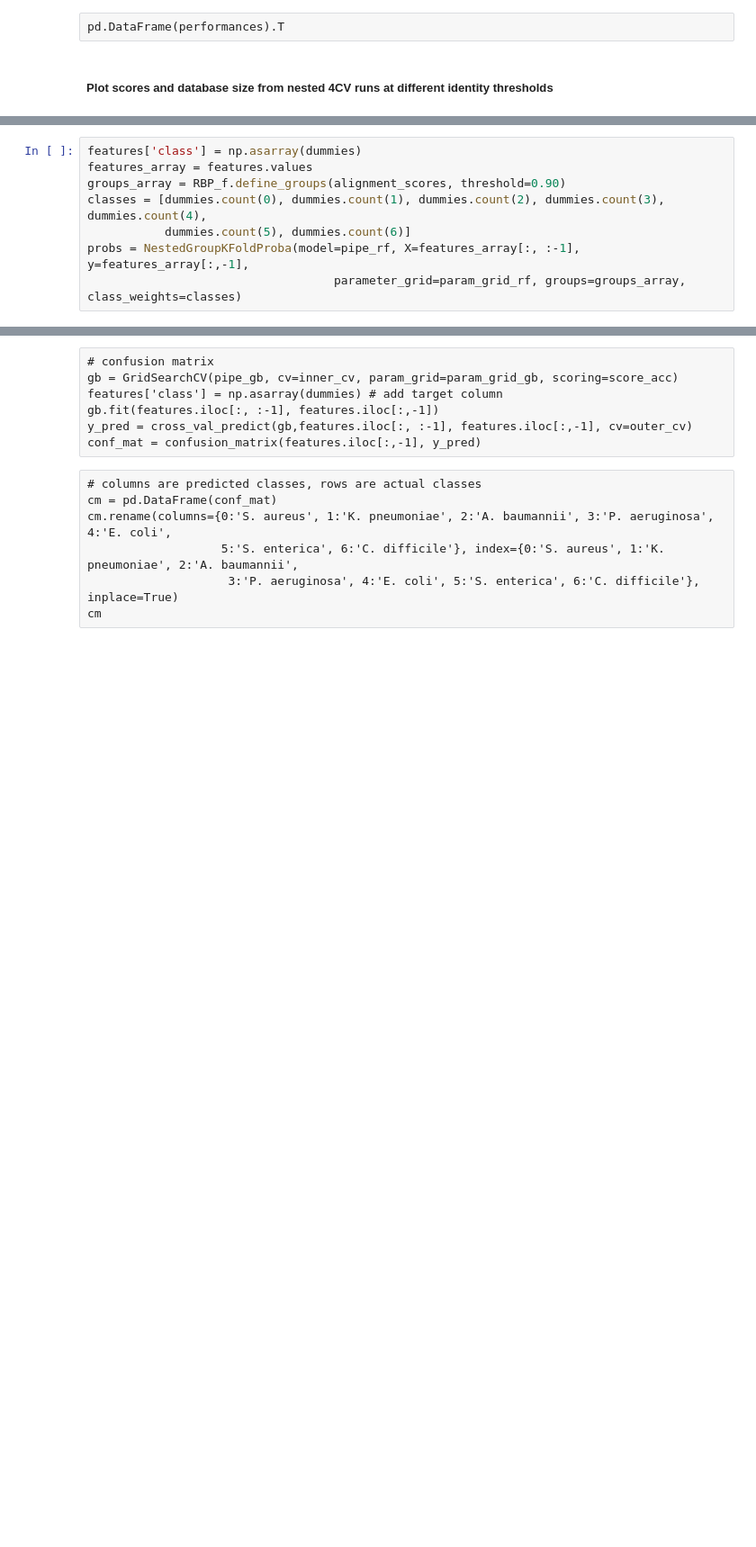
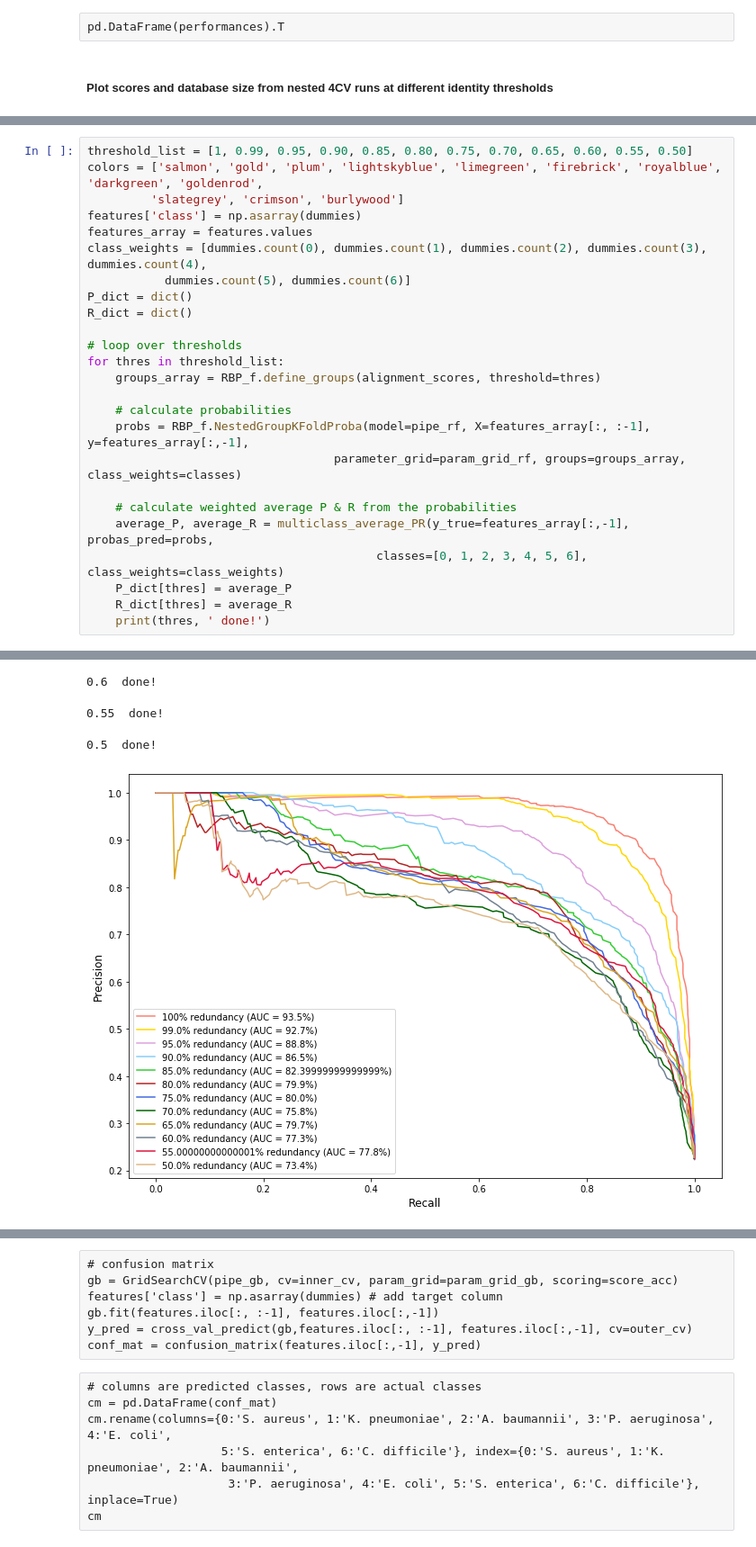
Before and after one commit to dimiboeckaerts/BacteriophageHostPrediction, a Jupyter notebook: RBP_host_prediction.ipynb, the cells around one changed output, grey strips where cells are left out. Shown at 90% size. Cells and saved outputs as stored; diff of their text form; blank space fills up the shorter version.

```diff
--- a/RBP_host_prediction.ipynb
+++ b/RBP_host_prediction.ipynb
@@ -476,8 +531,26 @@ fig.savefig('results_NestedGroupKFold_plot.png', dpi=400)
 # %%
+threshold_list = [1, 0.99, 0.95, 0.90, 0.85, 0.80, 0.75, 0.70, 0.65, 0.60, 0.55, 0.50]
+colors = ['salmon', 'gold', 'plum', 'lightskyblue', 'limegreen', 'firebrick', 'royalblue', 'darkgreen', 'goldenrod',
+         'slategrey', 'crimson', 'burlywood']
 features['class'] = np.asarray(dummies)
 features_array = features.values
-groups_array = RBP_f.define_groups(alignment_scores, threshold=0.90)
-classes = [dummies.count(0), dummies.count(1), dummies.count(2), dummies.count(3), dummies.count(4),
+class_weights = [dummies.count(0), dummies.count(1), dummies.count(2), dummies.count(3), dummies.count(4),
            dummies.count(5), dummies.count(6)]
-probs = NestedGroupKFoldProba(model=pipe_rf, X=features_array[:, :-1], y=features_array[:,-1],
+P_dict = dict()
+R_dict = dict()
+
+# loop over thresholds
+for thres in threshold_list:
+    groups_array = RBP_f.define_groups(alignment_scores, threshold=thres)
+
+    # calculate probabilities
+    probs = RBP_f.NestedGroupKFoldProba(model=pipe_rf, X=features_array[:, :-1], y=features_array[:,-1],
                                    parameter_grid=param_grid_rf, groups=groups_array, class_weights=classes)
+
+    # calculate weighted average P & R from the probabilities
+    average_P, average_R = multiclass_average_PR(y_true=features_array[:,-1], probas_pred=probs,
+                                         classes=[0, 1, 2, 3, 4, 5, 6], class_weights=class_weights)
+    P_dict[thres] = average_P
+    R_dict[thres] = average_R
+    print(thres, ' done!')
+# %% [output]
@@ -483,0 +566,4 @@ probs = NestedGroupKFoldProba(model=pipe_rf, X=features_array[:, :-1], y=feature
+0.6  done!
+0.55  done!
+0.5  done!
+[figure, added]
```
Also changed, not shown: parts of 18 cells of this notebook, 1 other file.
